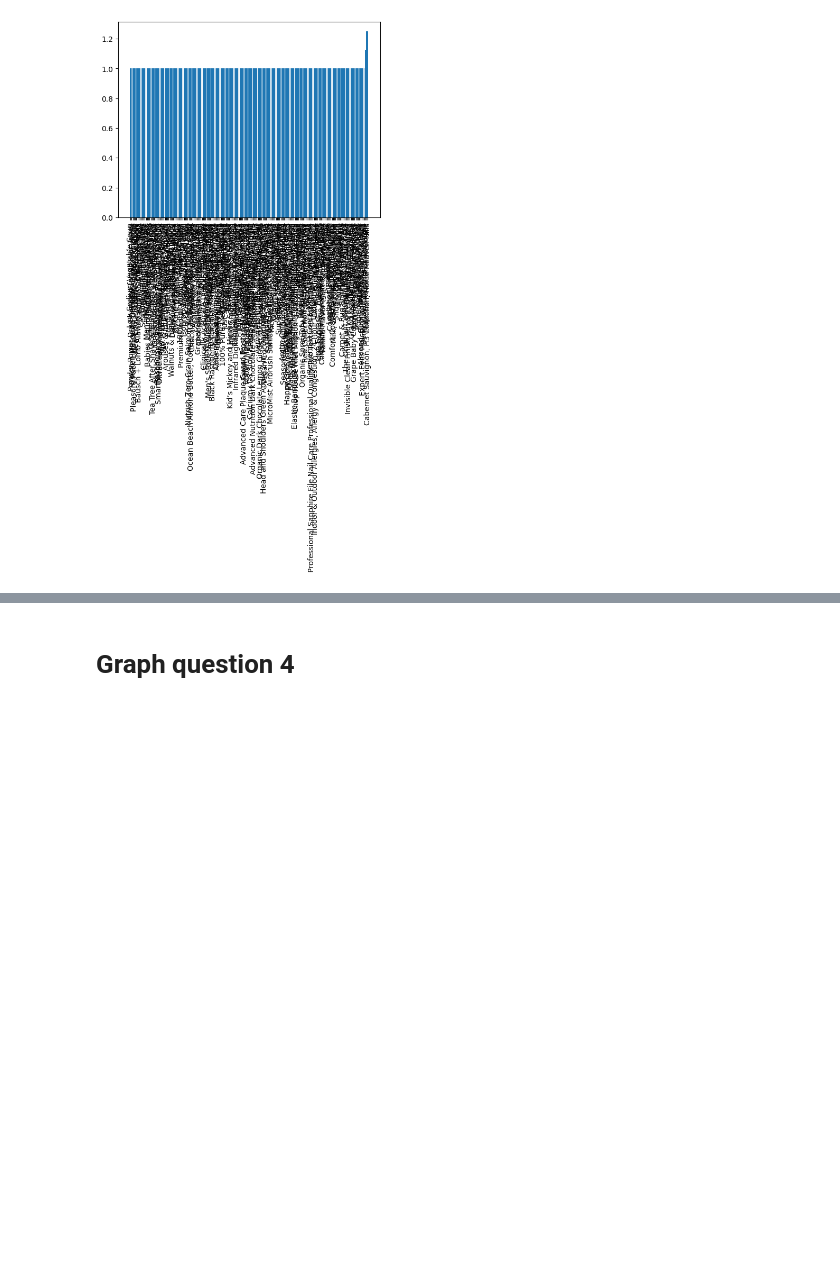
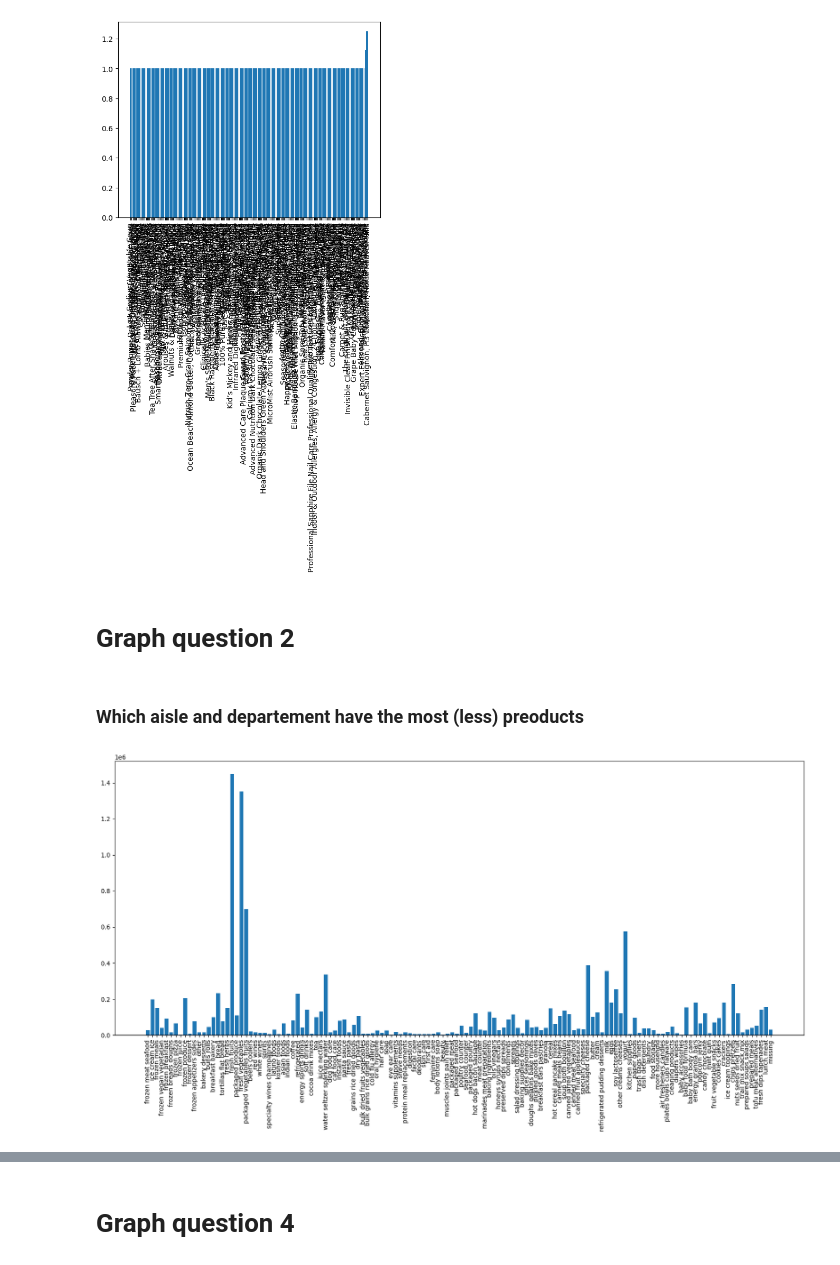
Before and after one commit to BastianHanart/NextBuy, a Jupyter notebook: notebook.ipynb, the cells around one changed output, grey strips where cells are left out. Cells and saved outputs as stored; diff of their text form; code cells hidden in the pictures; blank space fills up the shorter version.

Commit message:
[+] Graphe 2/3/6

```diff
--- a/notebook.ipynb
+++ b/notebook.ipynb
@@ -37,3 +37,27 @@ plt.tick_params(axis='x', labelrotation=90)
 plt.show()
 # %% [output]
 [figure]
+# %% [markdown]
+# Graph question 2
+# %% [markdown]
+### Which aisle and departement have the most (less) preoducts
+# %%
+listeaisle = {}
+
+# On fait un boucle qui parcour tout DF et on ajoute chaque nouvelle allée en clé si elle n'existe pas et on augmente sa valeur qui
+# correspond au nombre de fois ou cette allée apparait dans le CSV
+for k in CSV_untouch["aisle"]:
+    if k not in listeaisle:
+         listeaisle[k] = 1
+    else:
+        listeaisle[k] += 1
+# %%
+x = listeaisle.keys()
+y = listeaisle.values()
+plt.figure(figsize=(20, 8))
+plt.bar(x, y)
+plt.tick_params(axis='x', labelrotation=90)
+
+plt.show()
+# %% [output]
+[figure, added]
```
Also changed, not shown: parts of 15 cells of this notebook.
